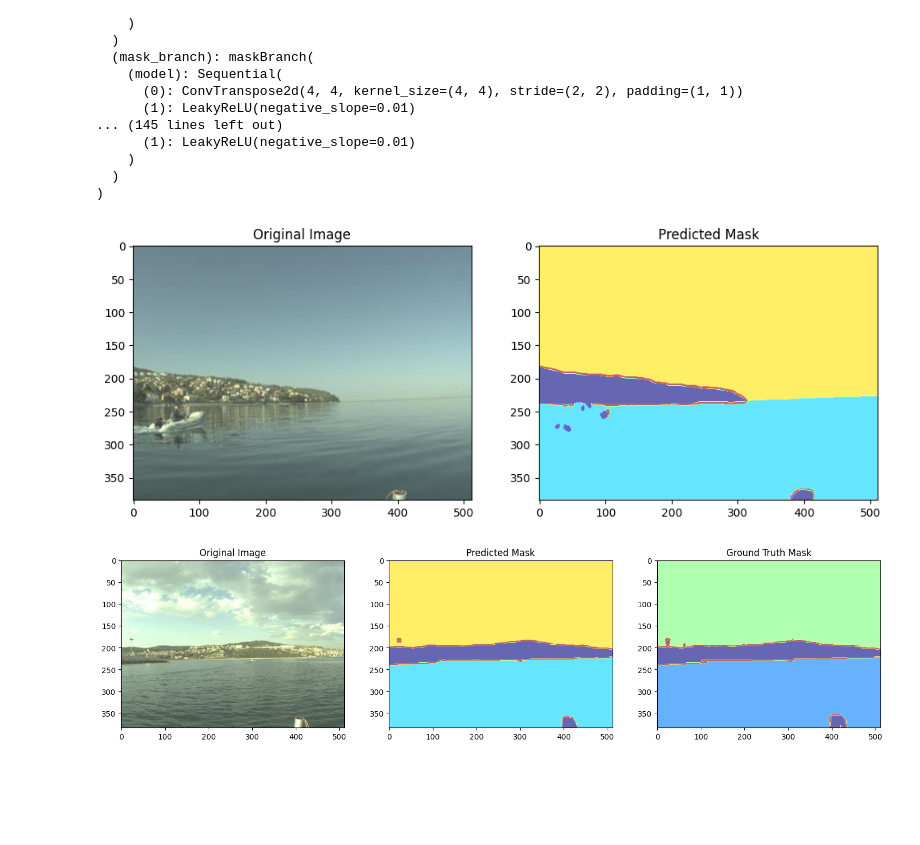
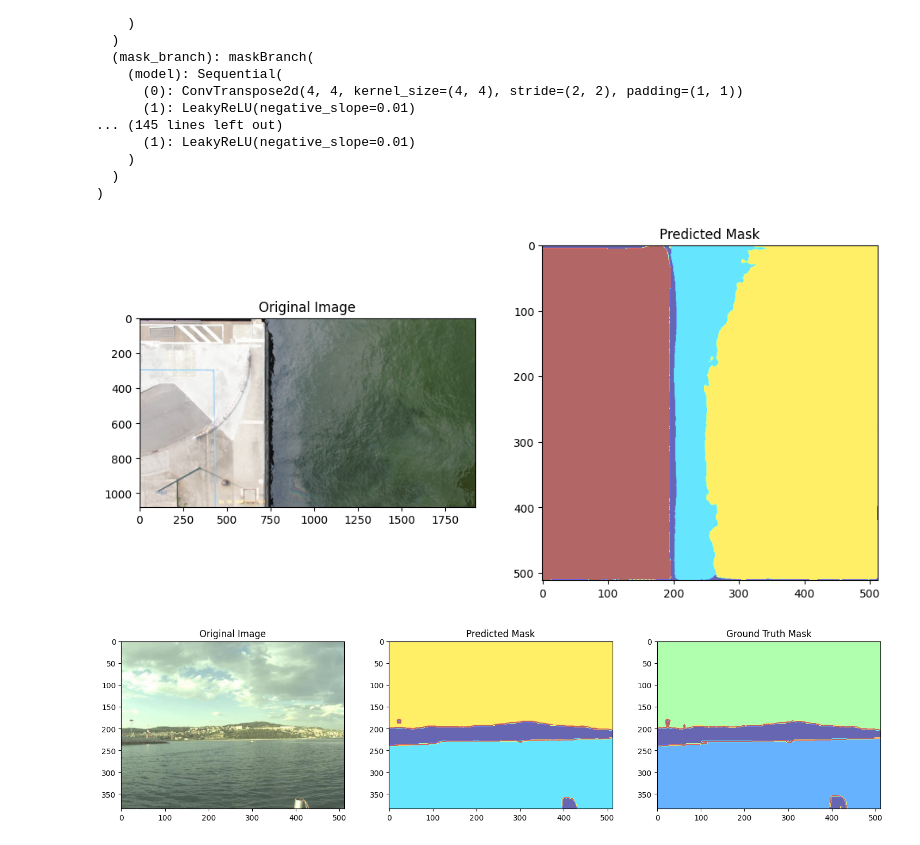
Before and after one commit to lav7n/LPTN-marine, a Jupyter notebook: src/visualise.ipynb, the cells around one changed output. Cells and saved outputs as stored; diff of their text form; code cells hidden in the pictures; blank space fills up the shorter version.

Commit message:
Add models

```diff
--- a/src/visualise.ipynb
+++ b/src/visualise.ipynb
@@ -17,7 +17,7 @@ num_classes=4,
 device='cpu'
 )
 
-model.load_state_dict(torch.load('/Users/lava/Documents/GitHub/LPTN-marine/LPTN-marine/best_model.pth', map_location=torch.device('cpu')))
+model.load_state_dict(torch.load('/Users/lava/Downloads/oilmodel.pth', map_location=torch.device('cpu')))
 model.eval()
 # %% [output]
 LPTNPaper(
@@ -41,9 +41,9 @@ LPTNPaper(
 def preprocess_image(image_path):
     image = Image.open(image_path).convert('RGB')
     transform = transforms.Compose([
-        transforms.Resize((384, 512)),  # Resize to match your model input size
+        transforms.Resize((512,512)),  # Resize to match your model input size
         transforms.ToTensor(),
-        transforms.Normalize(mean=[0.485, 0.456, 0.406], std=[0.229, 0.224, 0.225])
+        # transforms.Normalize(mean=[0.485, 0.456, 0.406], std=[0.229, 0.224, 0.225])
     ])
     image = transform(image).unsqueeze(0)  # Add batch dimension
     return image
@@ -55,35 +55,35 @@ def visualize_prediction(image_path, model):
 
     # Get the prediction
     with torch.no_grad():
         output = model(image)
         # Convert logits to predicted class
         prediction = torch.argmax(output, dim=1).squeeze(0)  # Remove batch dimension
 
     # Convert the prediction to a PIL image
     prediction = prediction.cpu().numpy()
 
     # Display the input image and prediction
     plt.figure(figsize=(12, 6))
 
     # Original Image
     plt.subplot(1, 2, 1)
     plt.imshow(Image.open(image_path))
     plt.title('Original Image')
 
     # Predicted Mask
     plt.subplot(1, 2, 2)
     plt.imshow(prediction, cmap='jet', alpha=0.6)
     plt.title('Predicted Mask')
 
     plt.show()
 
 # Path to the image you want to visualize
-image_path = '/Users/lava/Documents/GitHub/LPTN-marine/LPTN-marine/0015.jpg'  # Replace with your image path
+image_path = '/Users/lava/Documents/Datasets/LPTN Flood/oilspill/train/images/Oil (1).jpg'  # Replace with your image path
 
 # Visualize the prediction
 visualize_prediction(image_path, model)
 # %% [output]
-[figure, old version]
+[figure, new version]
 # %%
 import torch
 import matplotlib.pyplot as plt
```
Also changed, not shown: 3 other files.
